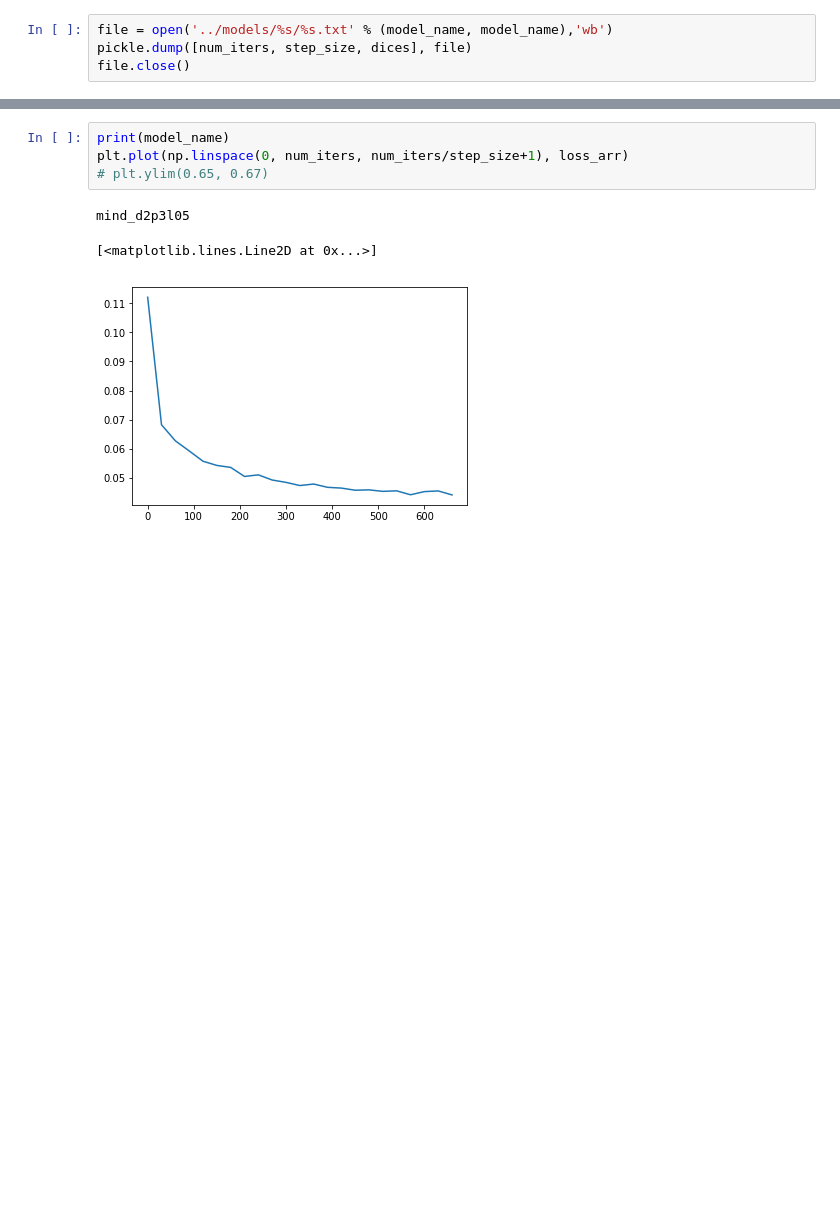
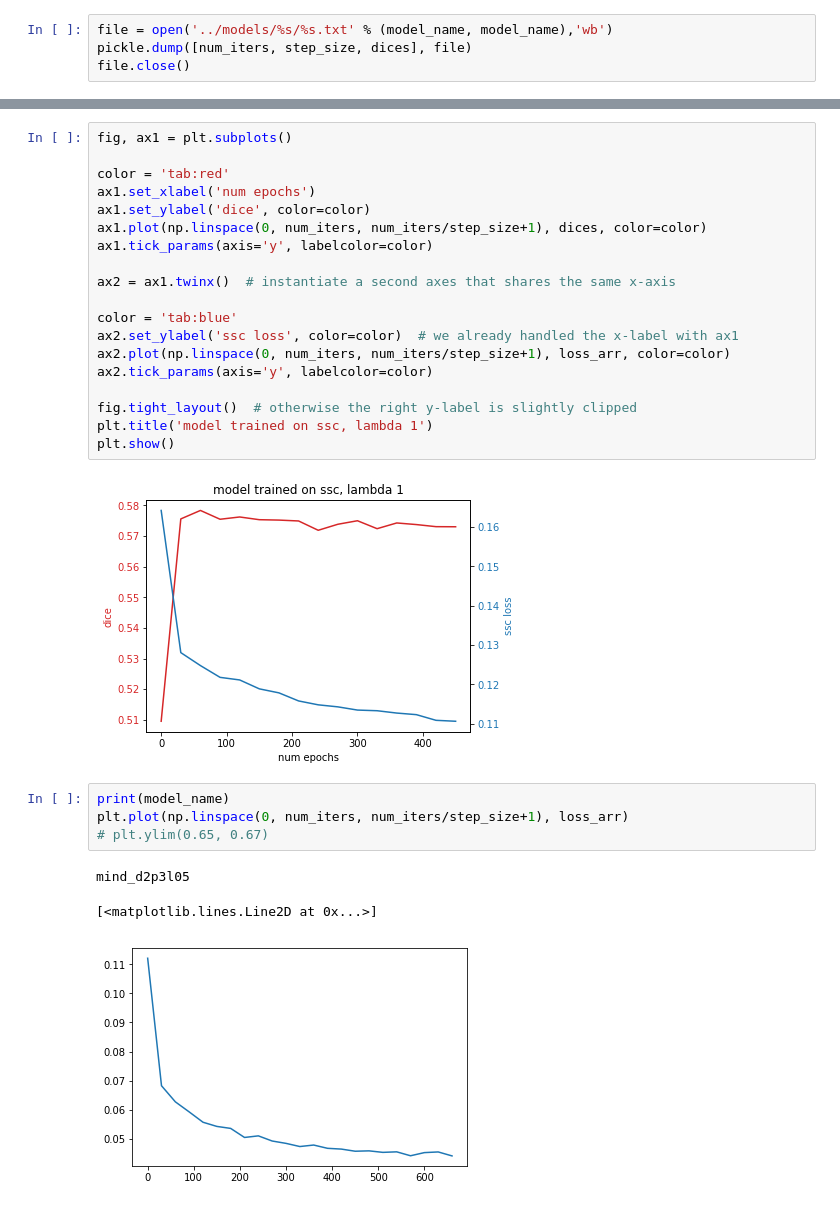
Before and after one commit to ckguo/voxelmorph, a Jupyter notebook: notebooks/dice_epoch_graph_mind_t2_t1.ipynb, the cells around one changed output, grey strips where cells are left out. Cells and saved outputs as stored; diff of their text form; blank space fills up the shorter version.

```diff
--- a/notebooks/dice_epoch_graph_mind_t2_t1.ipynb
+++ b/notebooks/dice_epoch_graph_mind_t2_t1.ipynb
@@ -315,3 +317,24 @@ mind_d2p3l05
+# %%
+fig, ax1 = plt.subplots()
+
+color = 'tab:red'
+ax1.set_xlabel('num epochs')
+ax1.set_ylabel('dice', color=color)
+ax1.plot(np.linspace(0, num_iters, num_iters/step_size+1), dices, color=color)
+ax1.tick_params(axis='y', labelcolor=color)
+
+ax2 = ax1.twinx()  # instantiate a second axes that shares the same x-axis
+
+color = 'tab:blue'
+ax2.set_ylabel('ssc loss', color=color)  # we already handled the x-label with ax1
+ax2.plot(np.linspace(0, num_iters, num_iters/step_size+1), loss_arr, color=color)
+ax2.tick_params(axis='y', labelcolor=color)
+
+fig.tight_layout()  # otherwise the right y-label is slightly clipped
+plt.title('model trained on ssc, lambda 1')
+plt.show()
+# %% [output]
+[figure, added]
 # %%
 print(model_name)
 plt.plot(np.linspace(0, num_iters, num_iters/step_size+1), loss_arr)
```
Also changed, not shown: parts of 4 cells of this notebook, 13 other files.
